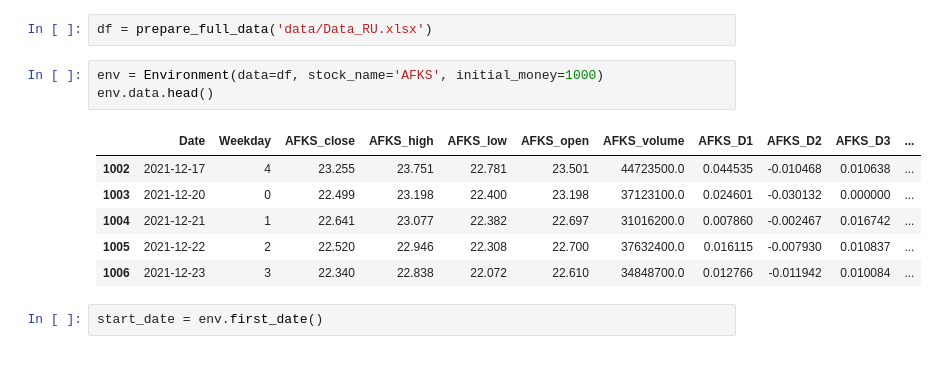
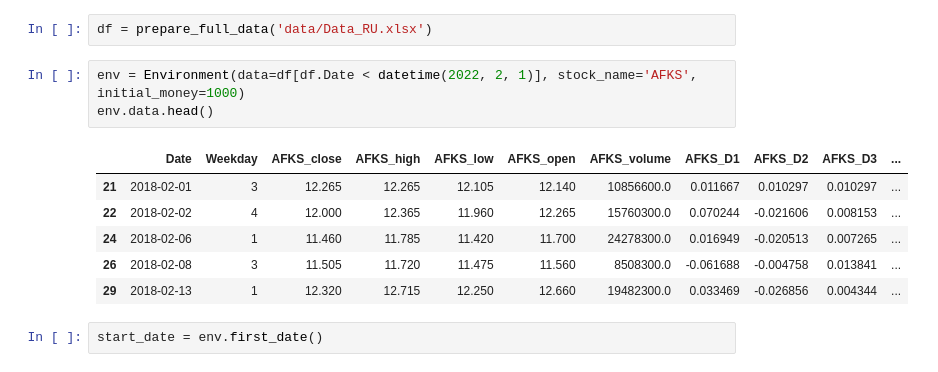
Before and after one commit to andpuc23/Planning_final_stock, a Jupyter notebook: pipeline.ipynb, the cells around one changed output. Drawn from its saved outputs; the diff is of its cells as text.

```diff
--- a/pipeline.ipynb
+++ b/pipeline.ipynb
@@ -27,15 +24,15 @@ The autoreload extension is already loaded. To reload it, use:
 # %%
 df = prepare_full_data('data/Data_RU.xlsx')
 # %%
-env = Environment(data=df, stock_name='AFKS', initial_money=1000)
+env = Environment(data=df[df.Date < datetime(2022, 2, 1)], stock_name='AFKS', initial_money=1000)
 env.data.head()
 # %% [output]
 |  | Date | Weekday | AFKS_close | AFKS_high | AFKS_low | AFKS_open | AFKS_volume | AFKS_D1 | AFKS_D2 | AFKS_D3 | ... |
-| 1002 | 2021-12-17 | 4 | 23.255 | 23.751 | 22.781 | 23.501 | 44723500.0 | 0.044535 | -0.010468 | 0.010638 | ... |
-| 1003 | 2021-12-20 | 0 | 22.499 | 23.198 | 22.400 | 23.198 | 37123100.0 | 0.024601 | -0.030132 | 0.000000 | ... |
-| 1004 | 2021-12-21 | 1 | 22.641 | 23.077 | 22.382 | 22.697 | 31016200.0 | 0.007860 | -0.002467 | 0.016742 | ... |
-| 1005 | 2021-12-22 | 2 | 22.520 | 22.946 | 22.308 | 22.700 | 37632400.0 | 0.016115 | -0.007930 | 0.010837 | ... |
-| 1006 | 2021-12-23 | 3 | 22.340 | 22.838 | 22.072 | 22.610 | 34848700.0 | 0.012766 | -0.011942 | 0.010084 | ... |
+| 21 | 2018-02-01 | 3 | 12.265 | 12.265 | 12.105 | 12.140 | 10856600.0 | 0.011667 | 0.010297 | 0.010297 | ... |
+| 22 | 2018-02-02 | 4 | 12.000 | 12.365 | 11.960 | 12.265 | 15760300.0 | 0.070244 | -0.021606 | 0.008153 | ... |
+| 24 | 2018-02-06 | 1 | 11.460 | 11.785 | 11.420 | 11.700 | 24278300.0 | 0.016949 | -0.020513 | 0.007265 | ... |
+| 26 | 2018-02-08 | 3 | 11.505 | 11.720 | 11.475 | 11.560 | 8508300.0 | -0.061688 | -0.004758 | 0.013841 | ... |
+| 29 | 2018-02-13 | 1 | 12.320 | 12.715 | 12.250 | 12.660 | 19482300.0 | 0.033469 | -0.026856 | 0.004344 | ... |
 # %%
 start_date = env.first_date()
 # %% [markdown]
```
Also changed, not shown: parts of 34 cells of this notebook, 4 other files.
